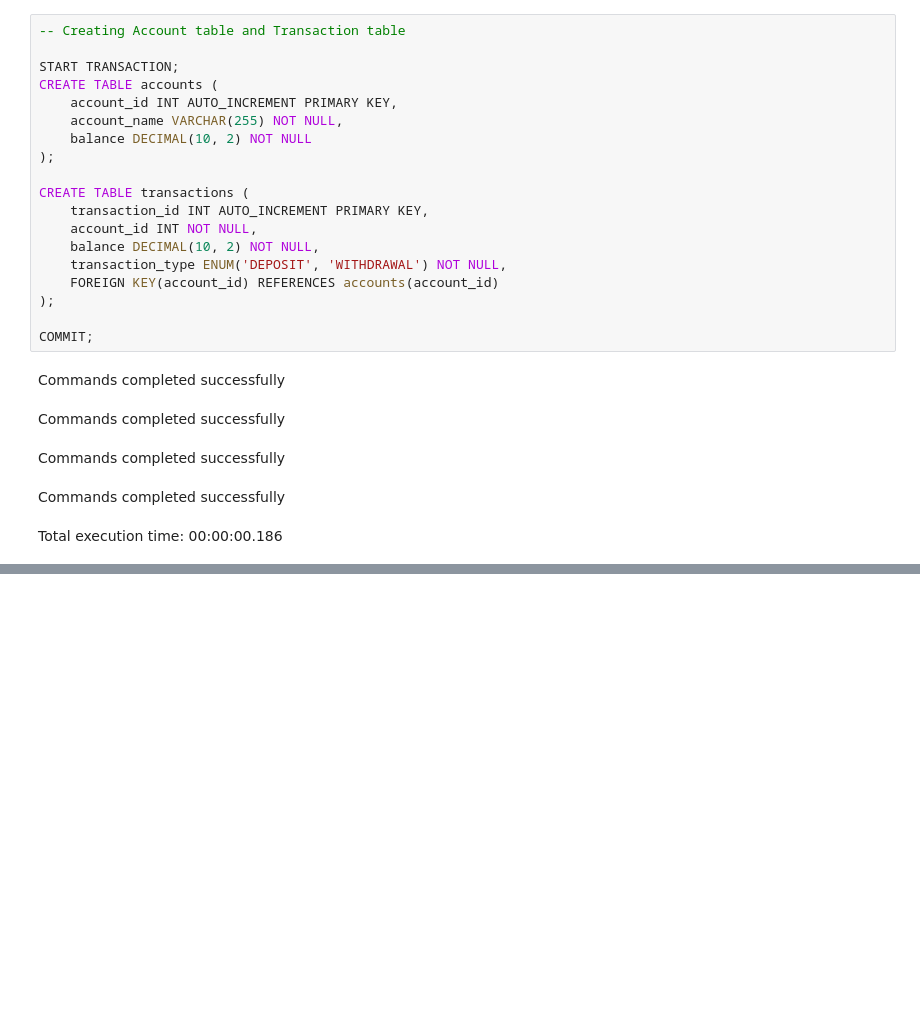
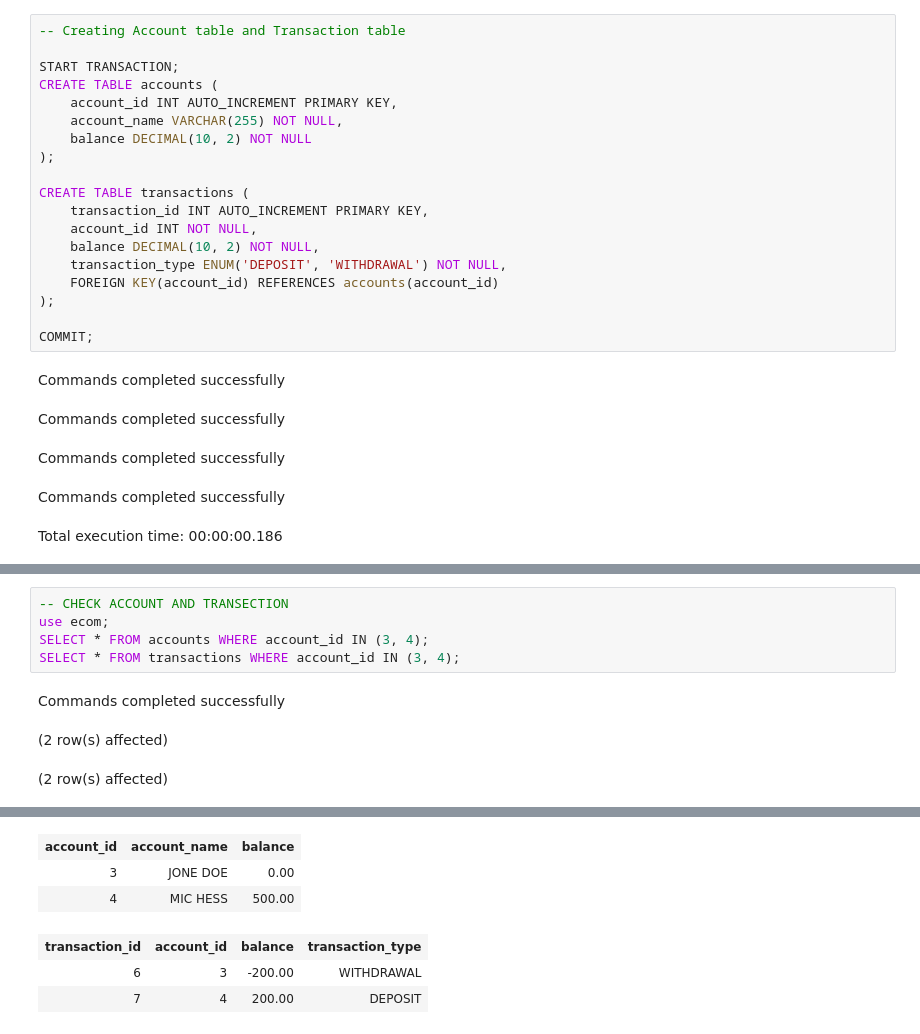
Before and after one commit to IrfanSabbir/mysql_advance, a Jupyter notebook: advance-mysql-2.ipynb, the cells around one changed output, grey strips where cells are left out. Saved outputs shown, nothing was run; the diff lists cells and outputs as text; blank space fills up the shorter version.

```diff
--- a/advance-mysql-2.ipynb
+++ b/advance-mysql-2.ipynb
@@ -209,0 +279,9 @@ Total execution time: 00:00:02.025
+# %%
+-- CHECK ACCOUNT AND TRANSECTION
+use ecom;
+SELECT * FROM accounts WHERE account_id IN (3, 4);
+SELECT * FROM transactions WHERE account_id IN (3, 4);
+# %% [output]
+Commands completed successfully
+(2 row(s) affected)
+(2 row(s) affected)
@@ -209,0 +289,6 @@ Total execution time: 00:00:02.025
+| account_id | account_name | balance |
+| 3 | JONE DOE | 0.00 |
+| 4 | MIC HESS | 500.00 |
+| transaction_id | account_id | balance | transaction_type |
+| 6 | 3 | -200.00 | WITHDRAWAL |
+| 7 | 4 | 200.00 | DEPOSIT |
```
Also changed, not shown: parts of 9 cells of this notebook.
